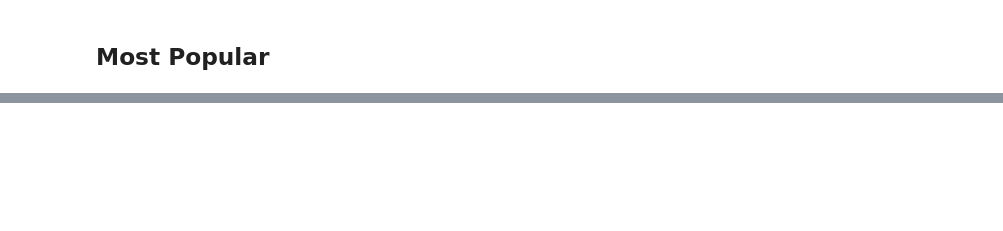
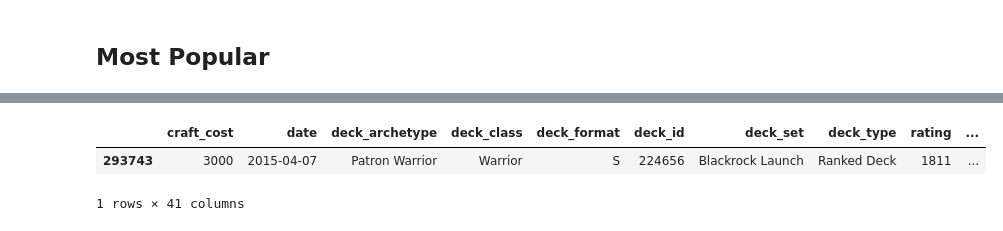
Before and after one commit to gustavo-cornejo/RecSist-Proyecto, a Jupyter notebook: codigo.ipynb, the cells around one changed output, grey strips where cells are left out. Saved outputs shown, nothing was run; the diff lists cells and outputs as text; code cells hidden in the pictures; blank space fills up the shorter version.

```diff
--- a/codigo.ipynb
+++ b/codigo.ipynb
@@ -21,0 +52,12 @@ data.head()
+# %%
+def best_similar(deck_id):
+  my_type = data[data['deck_id'] == deck_id].deck_type.values[0]
+  similar_data = data[data['deck_type'] == my_type]
+  best_similar = similar_data[similar_data['rating'] == similar_data['rating'].max()]
+  return best_similar
+# %%
+best_similar(433003)
+# %% [output]
+|  | craft_cost | date | deck_archetype | deck_class | deck_format | deck_id | deck_set | deck_type | rating | ... |
+| 293743 | 3000 | 2015-04-07 | Patron Warrior | Warrior | S | 224656 | Blackrock Launch | Ranked Deck | 1811 | ... |
+1 rows × 41 columns
```
Also changed, not shown: parts of 7 cells of this notebook.
